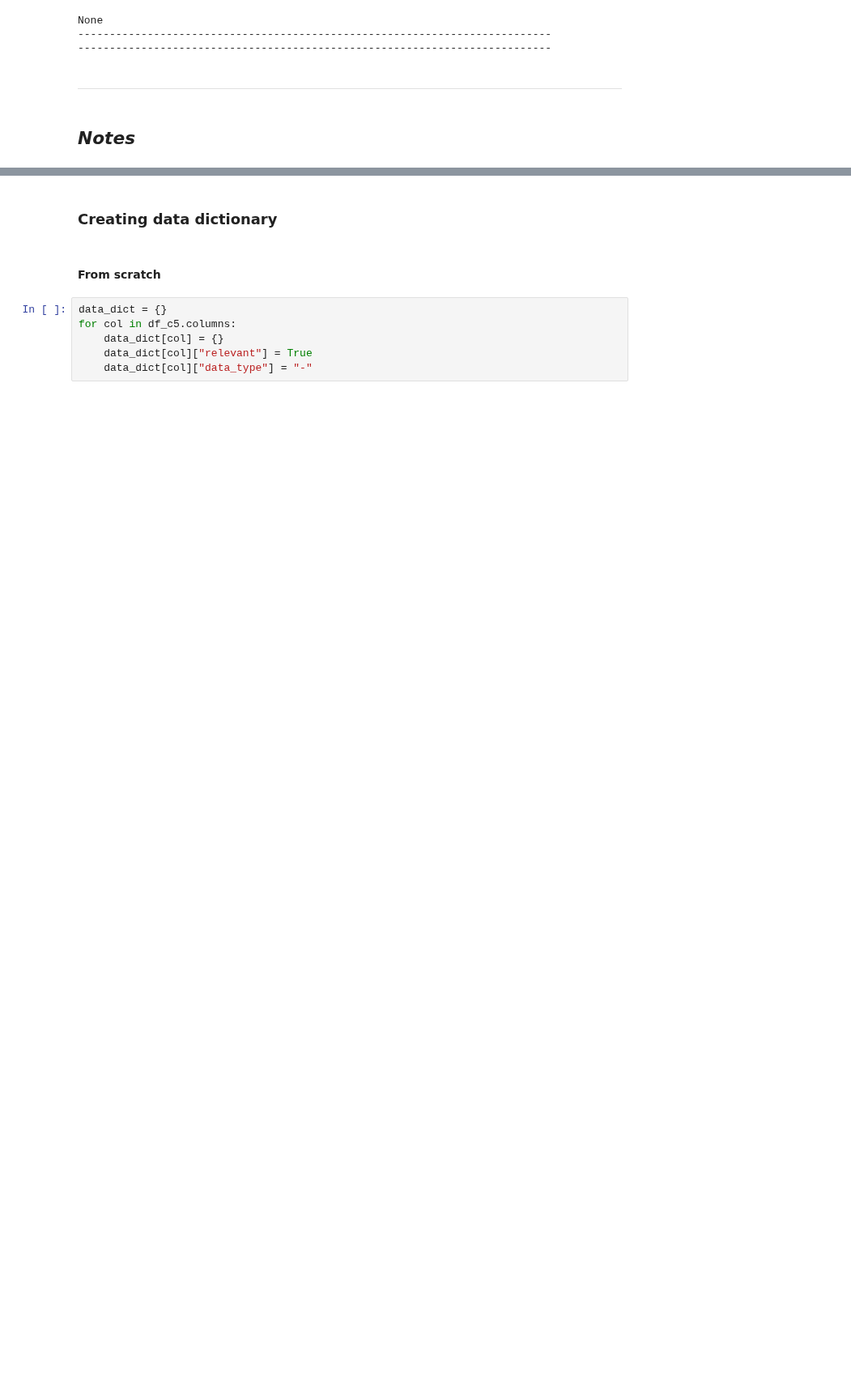
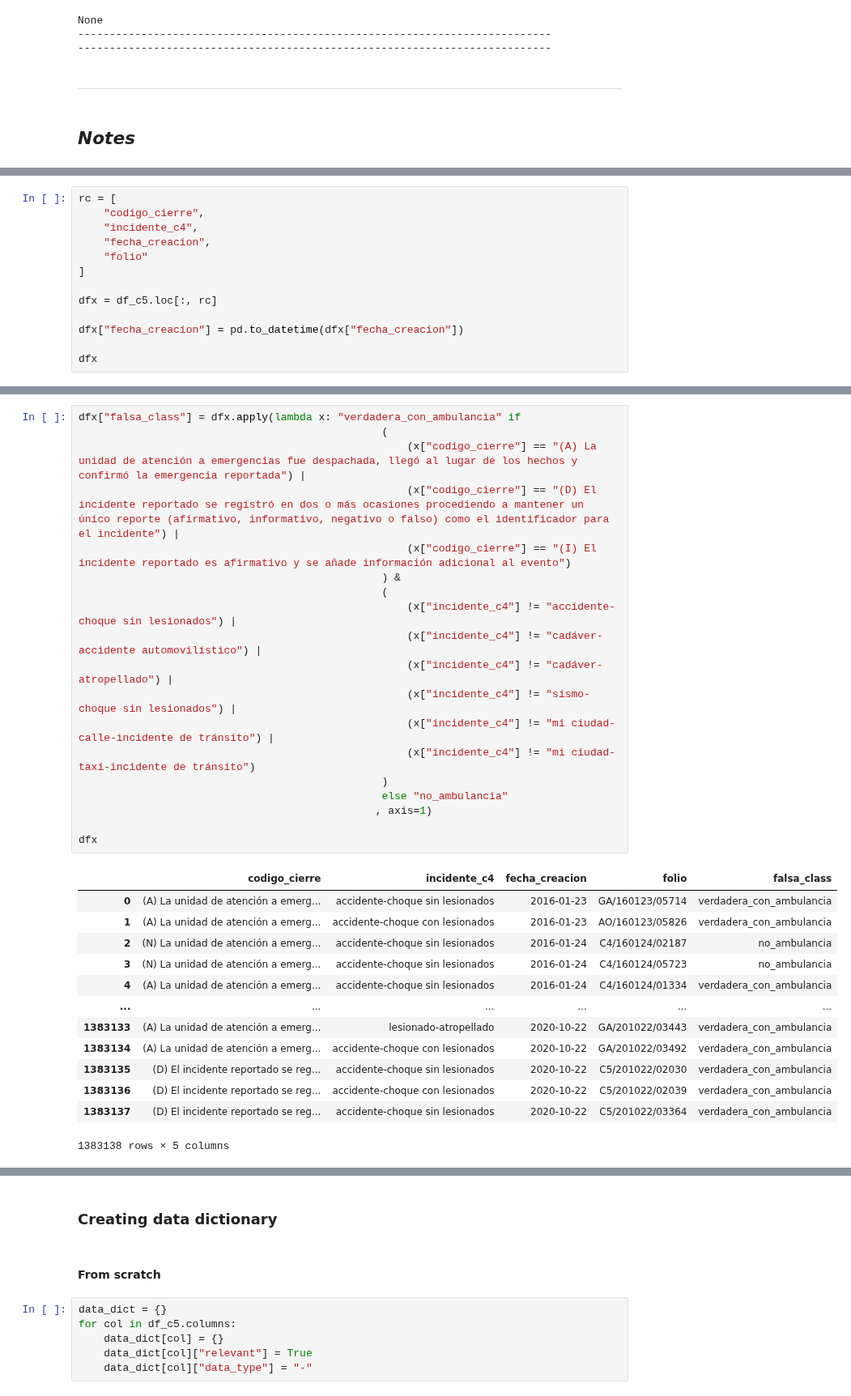
Before and after one commit to robperch/intro_to_ds_project, a Jupyter notebook: notebooks/data_profiling.ipynb, the cells around one changed output, grey strips where cells are left out. Shown at 81% size. Drawn from its saved outputs; the diff is of its cells as text; blank space fills up the shorter version.

```diff
--- a/notebooks/data_profiling.ipynb
+++ b/notebooks/data_profiling.ipynb
@@ -303,0 +396,13 @@ None
+# %%
+rc = [
+    "codigo_cierre",
+    "incidente_c4",
+    "fecha_creacion",
+    "folio"
+]
+
+dfx = df_c5.loc[:, rc]
+
+dfx["fecha_creacion"] = pd.to_datetime(dfx["fecha_creacion"])
+
+dfx
@@ -303,0 +423,33 @@ None
+# %%
+dfx["falsa_class"] = dfx.apply(lambda x: "verdadera_con_ambulancia" if
+                                                (
+                                                    (x["codigo_cierre"] == "(A) La unidad de atención a emergencias fue despachada, llegó al lugar de los hechos y confirmó la emergencia reportada") |
+                                                    (x["codigo_cierre"] == "(D) El incidente reportado se registró en dos o más ocasiones procediendo a mantener un único reporte (afirmativo, informativo, negativo o falso) como el identificador para el incidente") |
+                                                    (x["codigo_cierre"] == "(I) El incidente reportado es afirmativo y se añade información adicional al evento")
+                                                ) &
+                                                (
+                                                    (x["incidente_c4"] != "accidente-choque sin lesionados") |
+                                                    (x["incidente_c4"] != "cadáver-accidente automovilístico") |
+                                                    (x["incidente_c4"] != "cadáver-atropellado") |
+                                                    (x["incidente_c4"] != "sismo-choque sin lesionados") |
+                                                    (x["incidente_c4"] != "mi ciudad-calle-incidente de tránsito") |
+                                                    (x["incidente_c4"] != "mi ciudad-taxi-incidente de tránsito")
+                                                )
+                                                else "no_ambulancia"
+                                               , axis=1)
+
+dfx
+# %% [output]
+|  | codigo_cierre | incidente_c4 | fecha_creacion | folio | falsa_class |
+| 0 | (A) La unidad de atención a emerg... | accidente-choque sin lesionados | 2016-01-23 | GA/160123/05714 | verdadera_con_ambulancia |
+| 1 | (A) La unidad de atención a emerg... | accidente-choque con lesionados | 2016-01-23 | AO/160123/05826 | verdadera_con_ambulancia |
+| 2 | (N) La unidad de atención a emerg... | accidente-choque sin lesionados | 2016-01-24 | C4/160124/02187 | no_ambulancia |
+| 3 | (N) La unidad de atención a emerg... | accidente-choque sin lesionados | 2016-01-24 | C4/160124/05723 | no_ambulancia |
+| 4 | (A) La unidad de atención a emerg... | accidente-choque sin lesionados | 2016-01-24 | C4/160124/01334 | verdadera_con_ambulancia |
+| ... | ... | ... | ... | ... | ... |
+| 1383133 | (A) La unidad de atención a emerg... | lesionado-atropellado | 2020-10-22 | GA/201022/03443 | verdadera_con_ambulancia |
+| 1383134 | (A) La unidad de atención a emerg... | accidente-choque con lesionados | 2020-10-22 | GA/201022/03492 | verdadera_con_ambulancia |
+| 1383135 | (D) El incidente reportado se reg... | accidente-choque sin lesionados | 2020-10-22 | C5/201022/02030 | verdadera_con_ambulancia |
+| 1383136 | (D) El incidente reportado se reg... | accidente-choque con lesionados | 2020-10-22 | C5/201022/02039 | verdadera_con_ambulancia |
+| 1383137 | (D) El incidente reportado se reg... | accidente-choque sin lesionados | 2020-10-22 | C5/201022/03364 | verdadera_con_ambulancia |
+1383138 rows × 5 columns
```
Also changed, not shown: parts of 12 cells of this notebook.
